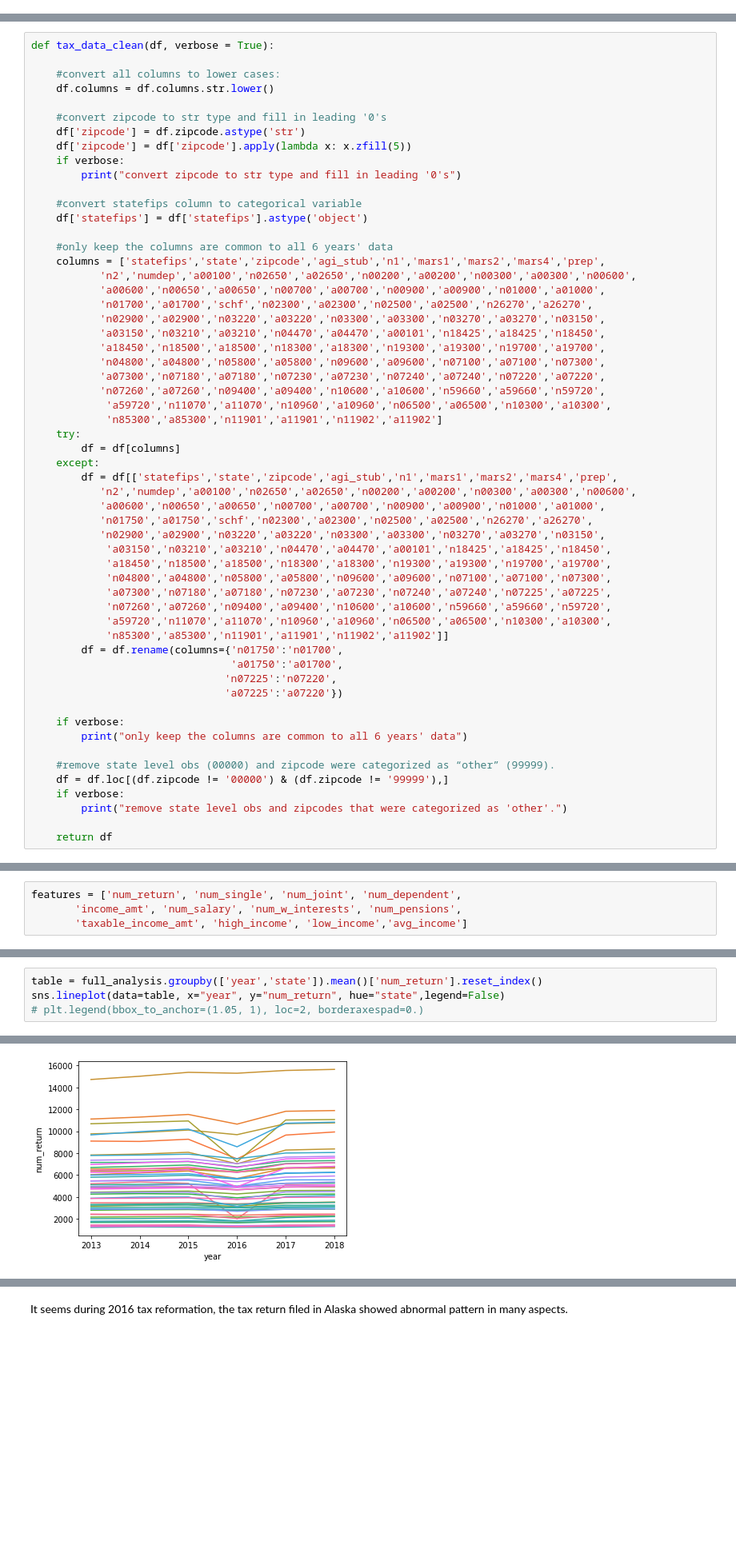
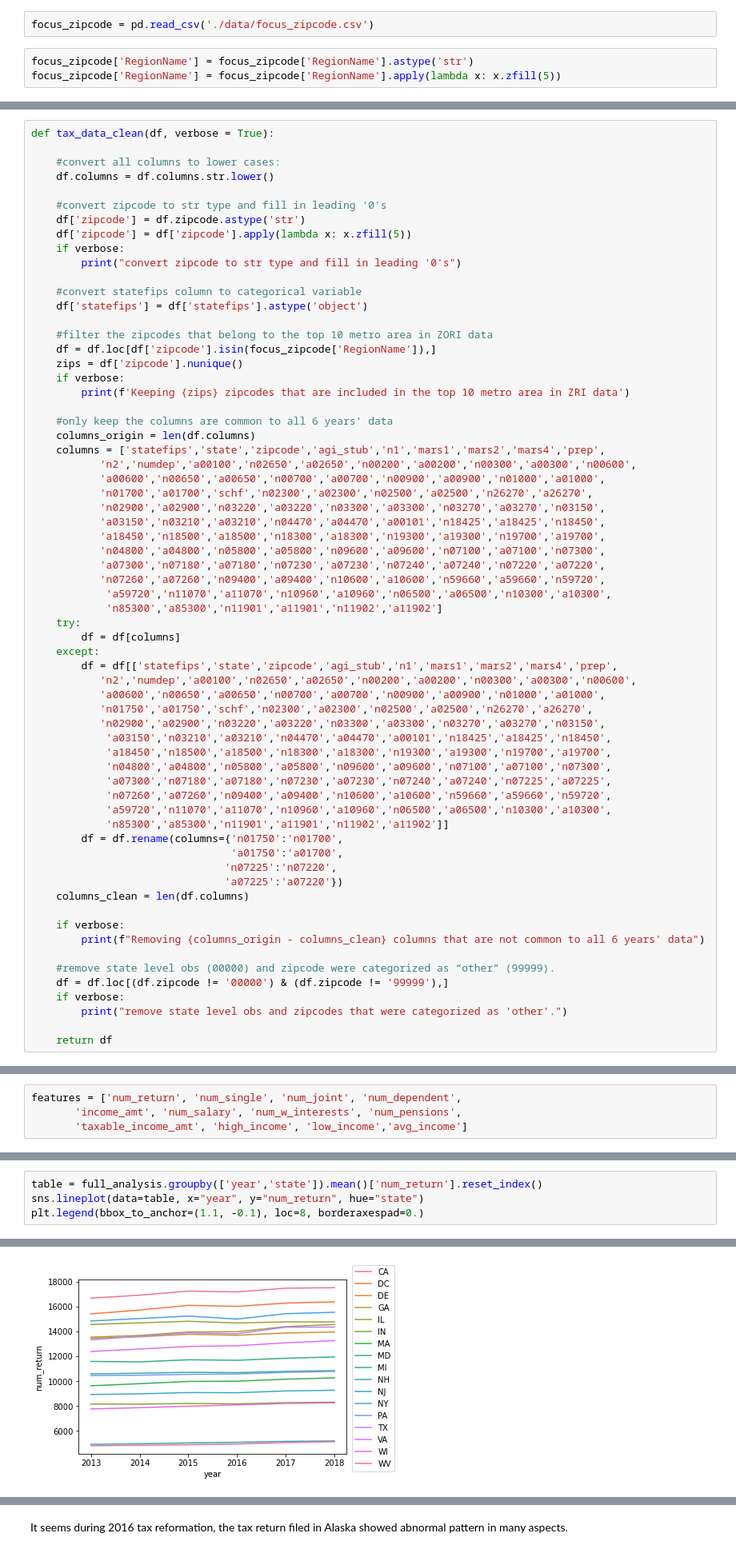
Before and after one commit to valgarland/zri_ml_capstone, a Jupyter notebook: Working/cleaning_IRS.ipynb, the cells around one changed output, grey strips where cells are left out. Shown at 80% size. Drawn from its saved outputs; the diff is of its cells as text; blank space fills up the shorter version.

Commit message:
filter IRS data with top 10 metro area zipcodes from ZRI data

```diff
--- a/Working/cleaning_IRS.ipynb
+++ b/Working/cleaning_IRS.ipynb
@@ -24,3 +24,8 @@ for i in range(2013,2019,1):
 (179796, 147)
 (166537, 153)
 (165935, 153)
+# %%
+focus_zipcode = pd.read_csv('./data/focus_zipcode.csv')
+# %%
+focus_zipcode['RegionName'] = focus_zipcode['RegionName'].astype('str')
+focus_zipcode['RegionName'] = focus_zipcode['RegionName'].apply(lambda x: x.zfill(5))
@@ -39,7 +48,14 @@ def tax_data_clean(df, verbose = True):
     #convert statefips column to categorical variable
     df['statefips'] = df['statefips'].astype('object')
 
+    #filter the zipcodes that belong to the top 10 metro area in ZORI data
+    df = df.loc[df['zipcode'].isin(focus_zipcode['RegionName']),]
+    zips = df['zipcode'].nunique()
+    if verbose:
+        print(f'Keeping {zips} zipcodes that are included in the top 10 metro area in ZRI data')
+
     #only keep the columns are common to all 6 years' data
+    columns_origin = len(df.columns)
     columns = ['statefips','state','zipcode','agi_stub','n1','mars1','mars2','mars4','prep',
            'n2','numdep','a00100','n02650','a02650','n00200','a00200','n00300','a00300','n00600',
            'a00600','n00650','a00650','n00700','a00700','n00900','a00900','n01000','a01000',
@@ -71,9 +87,10 @@ def tax_data_clean(df, verbose = True):
                                 'a01750':'a01700',
                                'n07225':'n07220',
                                'a07225':'a07220'})
+    columns_clean = len(df.columns)
 
     if verbose:
-        print("only keep the columns are common to all 6 years' data")
+        print(f"Removing {columns_origin - columns_clean} columns that are not common to all 6 years' data")
 
     #remove state level obs (00000) and zipcode were categorized as “other” (99999).
     df = df.loc[(df.zipcode != '00000') & (df.zipcode != '99999'),]
@@ -307,5 +326,5 @@ AxesSubplot(0.125,0.125;0.775x0.755)
 # %%
 table = full_analysis.groupby(['year','state']).mean()['num_return'].reset_index()
-sns.lineplot(data=table, x="year", y="num_return", hue="state",legend=False)
-# plt.legend(bbox_to_anchor=(1.05, 1), loc=2, borderaxespad=0.)
+sns.lineplot(data=table, x="year", y="num_return", hue="state")
+plt.legend(bbox_to_anchor=(1.1, -0.1), loc=8, borderaxespad=0.)
 # %% [output]
@@ -313,3 +332,3 @@ sns.lineplot(data=table, x="year", y="num_return", hue="state",legend=False)
-[figure, old version]
+[figure, new version]
 # %%
 table = full_analysis.groupby(['year','state']).mean()['num_single'].reset_index()
```
Also changed, not shown: parts of 22 cells of this notebook.
